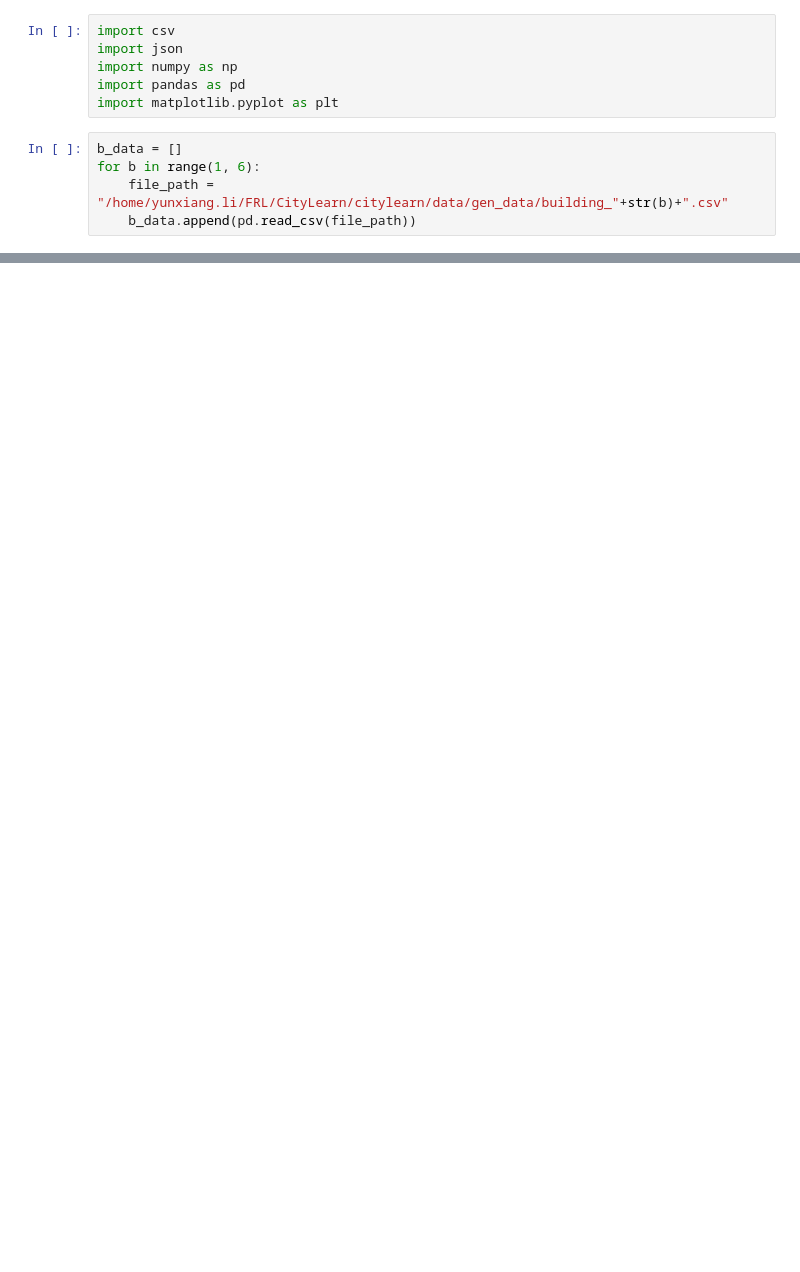
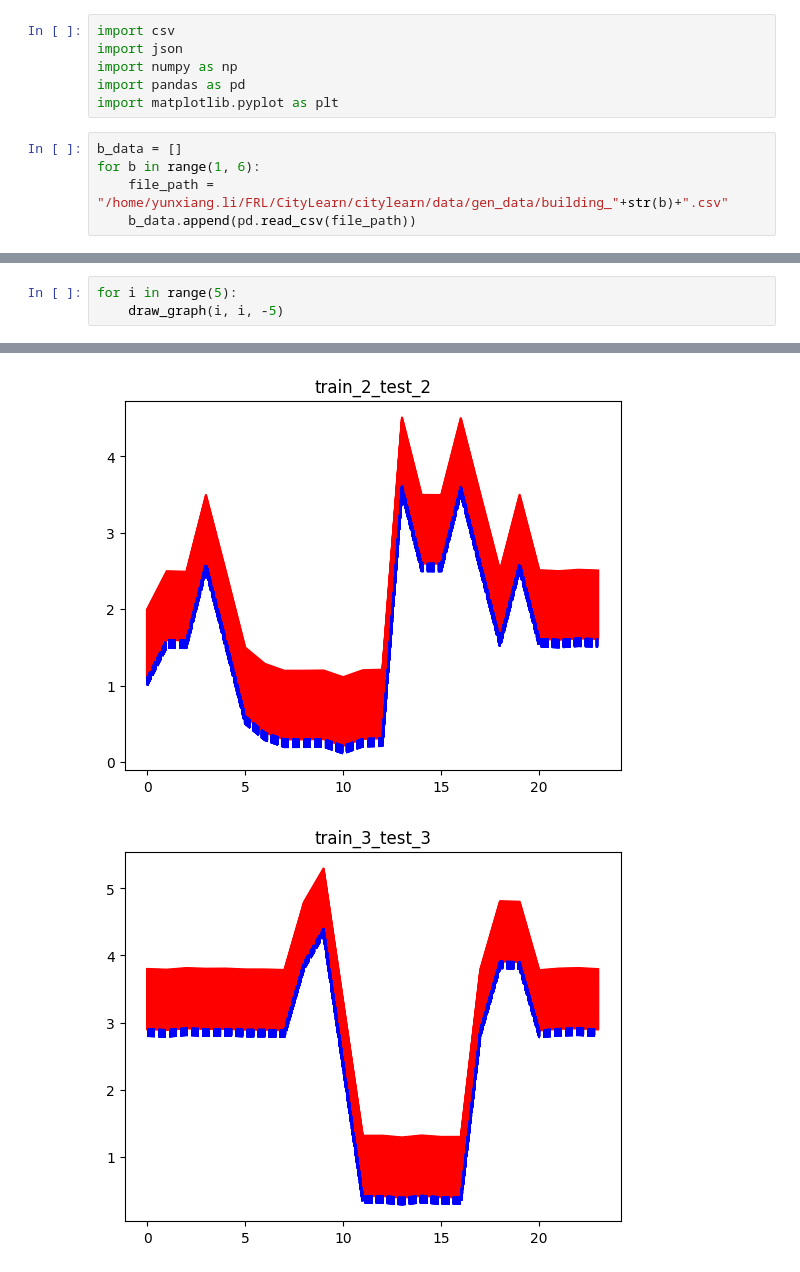
Before and after one commit to Optimization-and-Machine-Learning-Lab/energy_fed_trpo, a Jupyter notebook: CityLearn/citylearn/data/gen_data/banma.ipynb, the cells around one changed output, grey strips where cells are left out. Drawn from its saved outputs; the diff is of its cells as text; blank space fills up the shorter version.

```diff
--- a/CityLearn/citylearn/data/gen_data/banma.ipynb
+++ b/CityLearn/citylearn/data/gen_data/banma.ipynb
@@ -94,0 +189,4 @@ for i in range(5):
+# %%
+for i in range(5):
+    draw_graph(i, i, -5)
+# %% [output]
@@ -94,0 +194,2 @@ for i in range(5):
+[figure, added]
+[figure, added]
```
Also changed, not shown: parts of 9 cells of this notebook, 15 other files.
